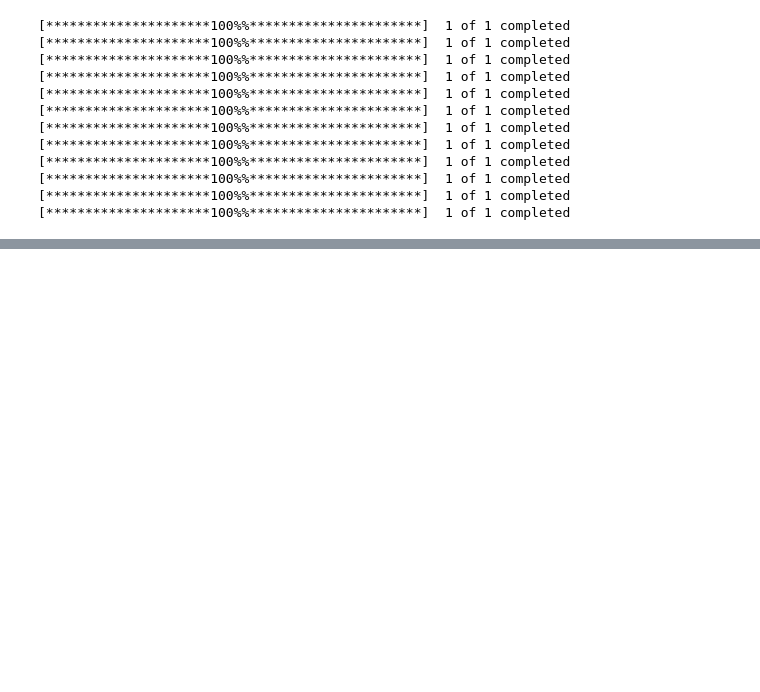
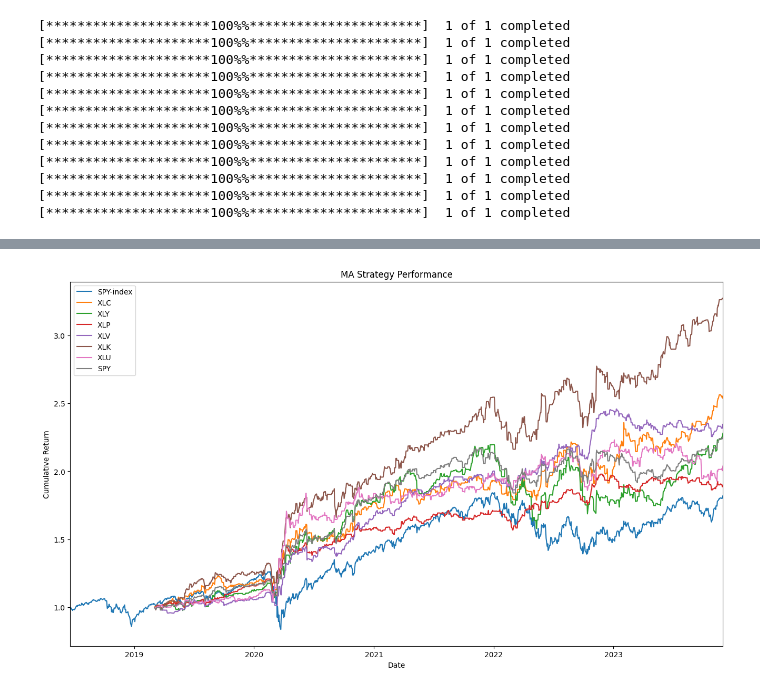
Before and after one commit to jbmitchell02/fin-eng-proj, a Jupyter notebook: mom_strat.ipynb, the cells around one changed output, grey strips where cells are left out. Saved outputs shown, nothing was run; the diff lists cells and outputs as text; code cells hidden in the pictures; blank space fills up the shorter version.

```diff
--- a/mom_strat.ipynb
+++ b/mom_strat.ipynb
@@ -130,0 +127,36 @@ plt.show()
+# %%
+# Try other assets
+strats = {}
+for i in assets:
+    strats[i] = MA_strategy(returns[i], lower_period, upper_period)[0]
+
+fig = px.line()
+fig.add_scatter(x=returns['SPY'].index, y=(returns['SPY']+1).cumprod(), name='SPY-index')
+for i in assets:
+    fig.add_scatter(x=strats[i].index, y=(strats[i]['Return']+1).cumprod(), name=i)
+fig.update_layout(title='MA Strategy Performance', xaxis_title='Date', yaxis_title='Cumulative Return')
+fig.show()
+# %%
+# 7/12 strategies performed better than SPY with the same parameters (9 and 175)
+selected_assets = [
+    'XLC',
+    'XLY',
+    'XLP',
+    'XLV',
+    'XLK',
+    'XLU',
+    'SPY'
+]
+
+fig, ax = plt.subplots(figsize=(16, 9))
+ax.plot((returns['SPY']+1).cumprod(), label='SPY-index')
+for i in selected_assets:
+    ax.plot((strats[i]['Return']+1).cumprod(), label=i)
+ax.legend()
+ax.set_title('MA Strategy Performance')
+ax.set_xlabel('Date')
+ax.set_ylabel('Cumulative Return')
+ax.margins(x=0)
+plt.show()
+# %% [output]
+[figure, added]
```
Also changed, not shown: parts of 4 cells of this notebook, 2 other files.
